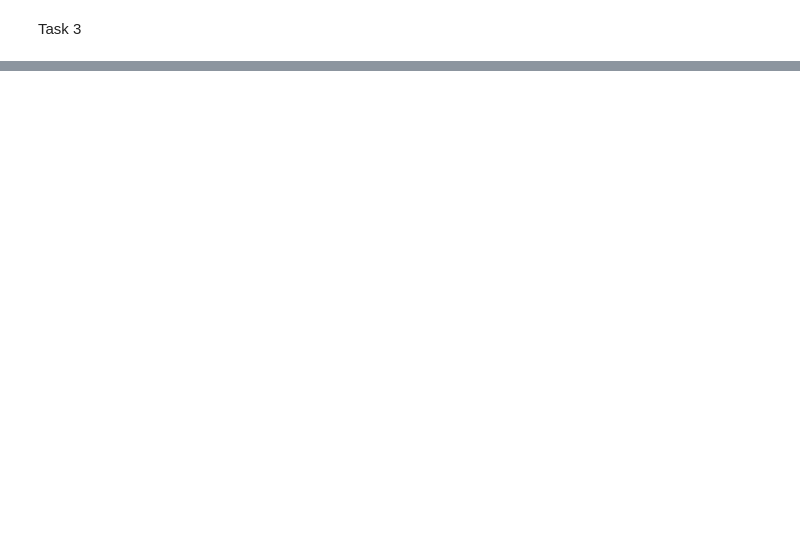
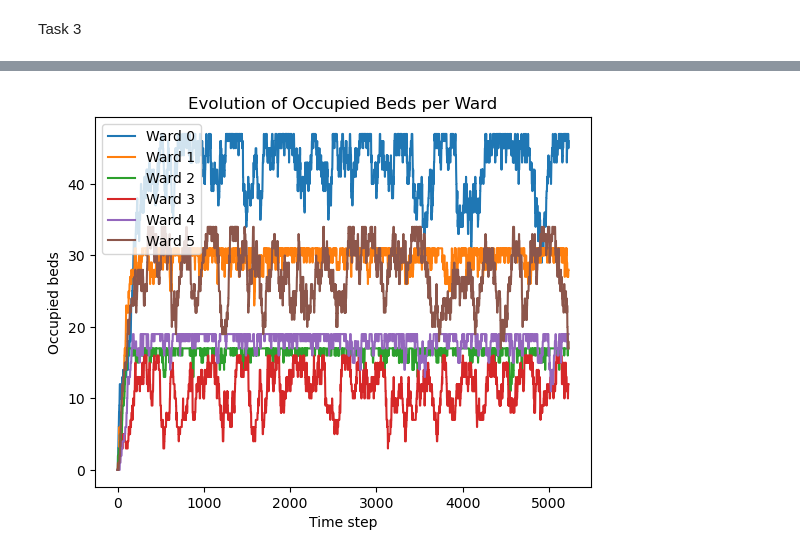
Before and after one commit to Samueled29/Stochatic_Simulation_Projects, a Jupyter notebook: Project_2/task1_Samuele.ipynb, the cells around one changed output, grey strips where cells are left out. Cells and saved outputs as stored; diff of their text form; code cells hidden in the pictures; blank space fills up the shorter version.

```diff
--- a/Project_2/task1_Samuele.ipynb
+++ b/Project_2/task1_Samuele.ipynb
@@ -446,0 +504,13 @@ Task 3
+# %%
+initial_beds = available_beds_matrix[0]
+occupied_beds_matrix = initial_beds - available_beds_matrix
+
+for ward_idx in range(occupied_beds_matrix.shape[1]):
+    plt.plot(occupied_beds_matrix[:, ward_idx], label=f'Ward {ward_idx}')
+plt.xlabel('Time step')
+plt.ylabel('Occupied beds')
+plt.title('Evolution of Occupied Beds per Ward')
+plt.legend()
+plt.show()
+# %% [output]
+[figure, added]
```
Also changed, not shown: parts of 14 cells of this notebook.
